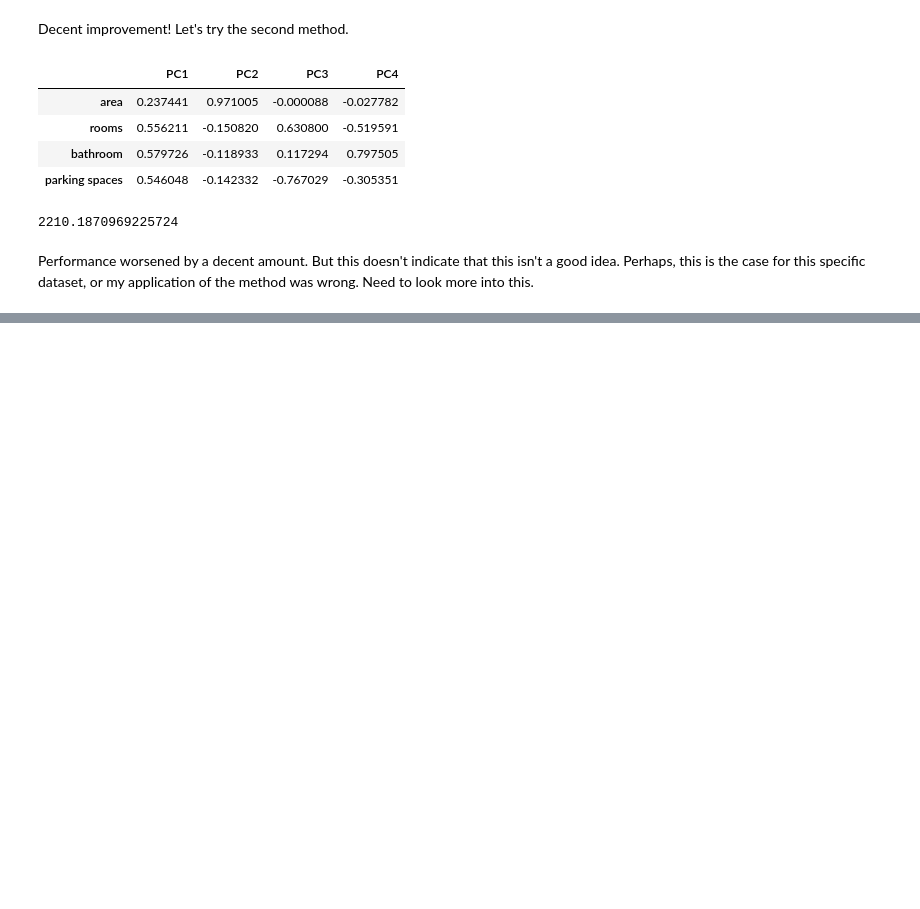
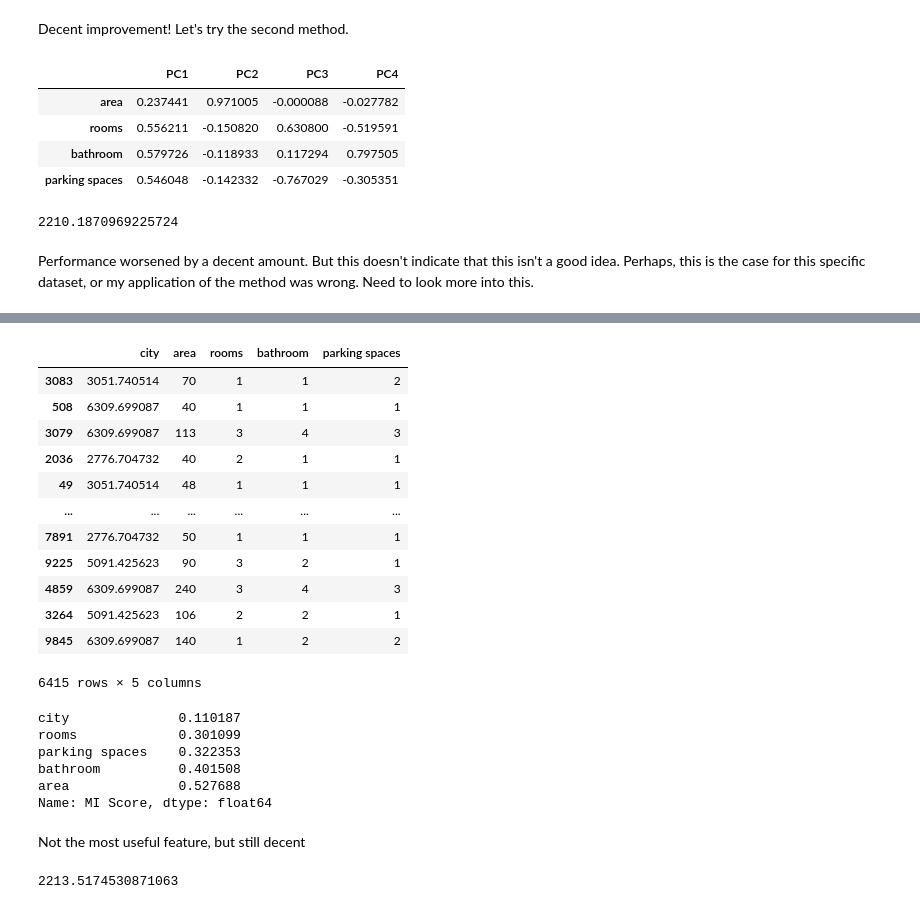
Before and after one commit to karimzakir02/Jupyters, a Jupyter notebook: Feature Engineering Compendium.ipynb, the cells around one changed output, grey strips where cells are left out. Saved outputs shown, nothing was run; the diff lists cells and outputs as text; code cells hidden in the pictures; blank space fills up the shorter version.

```diff
--- a/Feature Engineering Compendium.ipynb
+++ b/Feature Engineering Compendium.ipynb
@@ -348,0 +375,2 @@ Performance worsened by a decent amount. But this doesn't indicate that this isn
+# %%
+X_train, X_test, y_train, y_test = train_test_split(X, y, test_size = 0.2, random_state=0)
@@ -348,0 +381,10 @@ Performance worsened by a decent amount. But this doesn't indicate that this isn
+# %%
+X_encode = X_train.sample(frac=0.25, random_state=0)
+y_encode = y_train[X_encode.index]
+# %%
+X_train.drop(X_encode.index, inplace=True)
+y_train.drop(X_encode.index, inplace=True)
+# %%
+encoder = MEstimateEncoder(cols=["city"], m=1.0)
+encoder.fit(X_encode, y_encode)
+X_train = encoder.transform(X_train)
@@ -348,0 +393,16 @@ Performance worsened by a decent amount. But this doesn't indicate that this isn
+# %%
+X_train
+# %% [output]
+|  | city | area | rooms | bathroom | parking spaces |
+| 3083 | 3051.740514 | 70 | 1 | 1 | 2 |
+| 508 | 6309.699087 | 40 | 1 | 1 | 1 |
+| 3079 | 6309.699087 | 113 | 3 | 4 | 3 |
+| 2036 | 2776.704732 | 40 | 2 | 1 | 1 |
+| 49 | 3051.740514 | 48 | 1 | 1 | 1 |
+| ... | ... | ... | ... | ... | ... |
+| 7891 | 2776.704732 | 50 | 1 | 1 | 1 |
+| 9225 | 5091.425623 | 90 | 3 | 2 | 1 |
+| 4859 | 6309.699087 | 240 | 3 | 4 | 3 |
+| 3264 | 5091.425623 | 106 | 2 | 2 | 1 |
+| 9845 | 6309.699087 | 140 | 1 | 2 | 2 |
+6415 rows × 5 columns
@@ -348,0 +413,20 @@ Performance worsened by a decent amount. But this doesn't indicate that this isn
+# %%
+mi_scores
+# %% [output]
+city              0.110187
+rooms             0.301099
+parking spaces    0.322353
+bathroom          0.401508
+area              0.527688
+Name: MI Score, dtype: float64
+# %% [markdown]
+Not the most useful feature, but still decent
+# %%
+old_features = ["rooms", "parking spaces", "bathroom", "area"]
+baseline_model = XGBRegressor()
+baseline_model.fit(X_train[old_features], y_train)
+baseline_predictions = baseline_model.predict(X_test[old_features])
+baseline_accuracy = mean_absolute_error(baseline_predictions, y_test)
+baseline_accuracy
+# %% [output]
+2213.5174530871063
```
Also changed, not shown: parts of 15 cells of this notebook.
